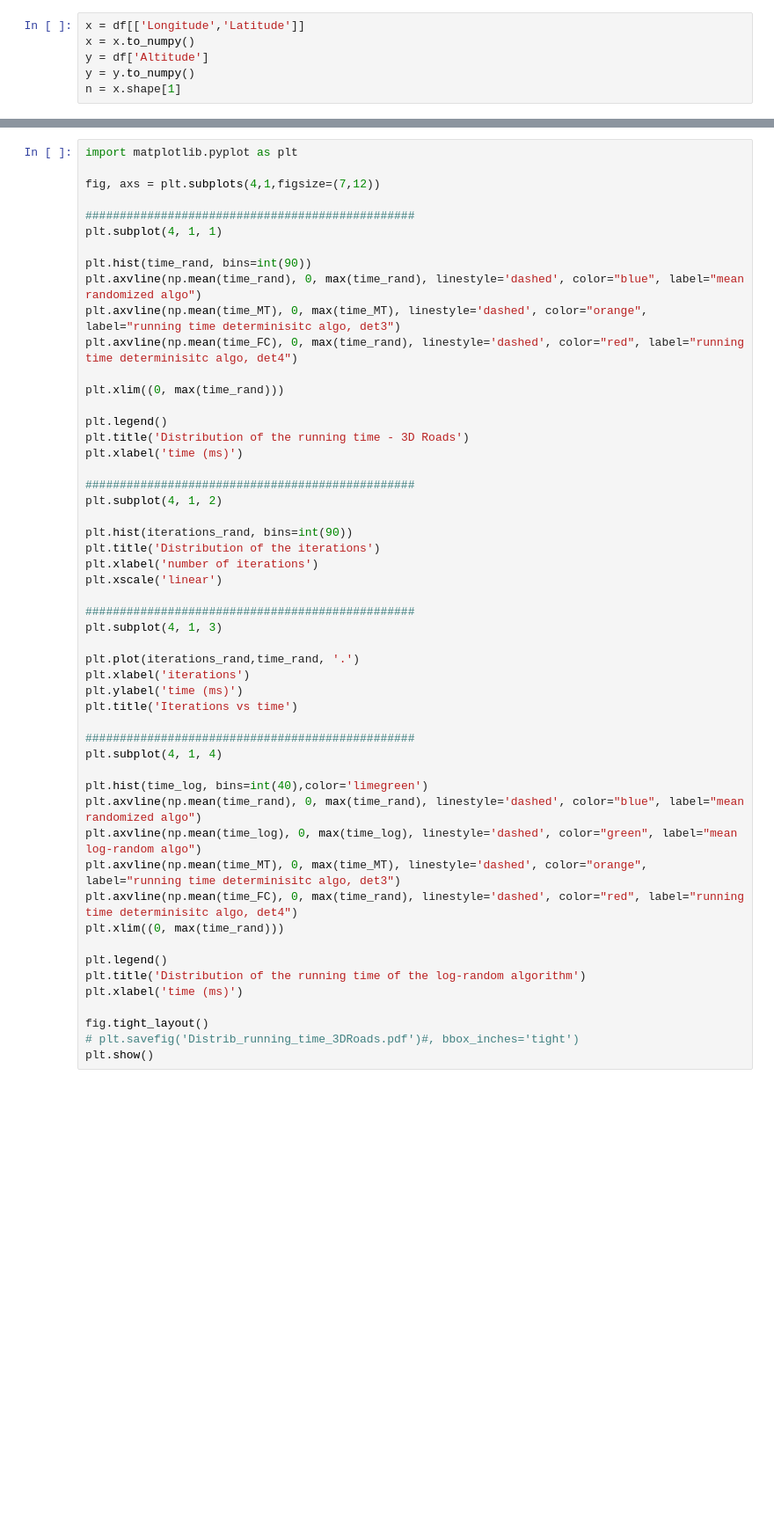
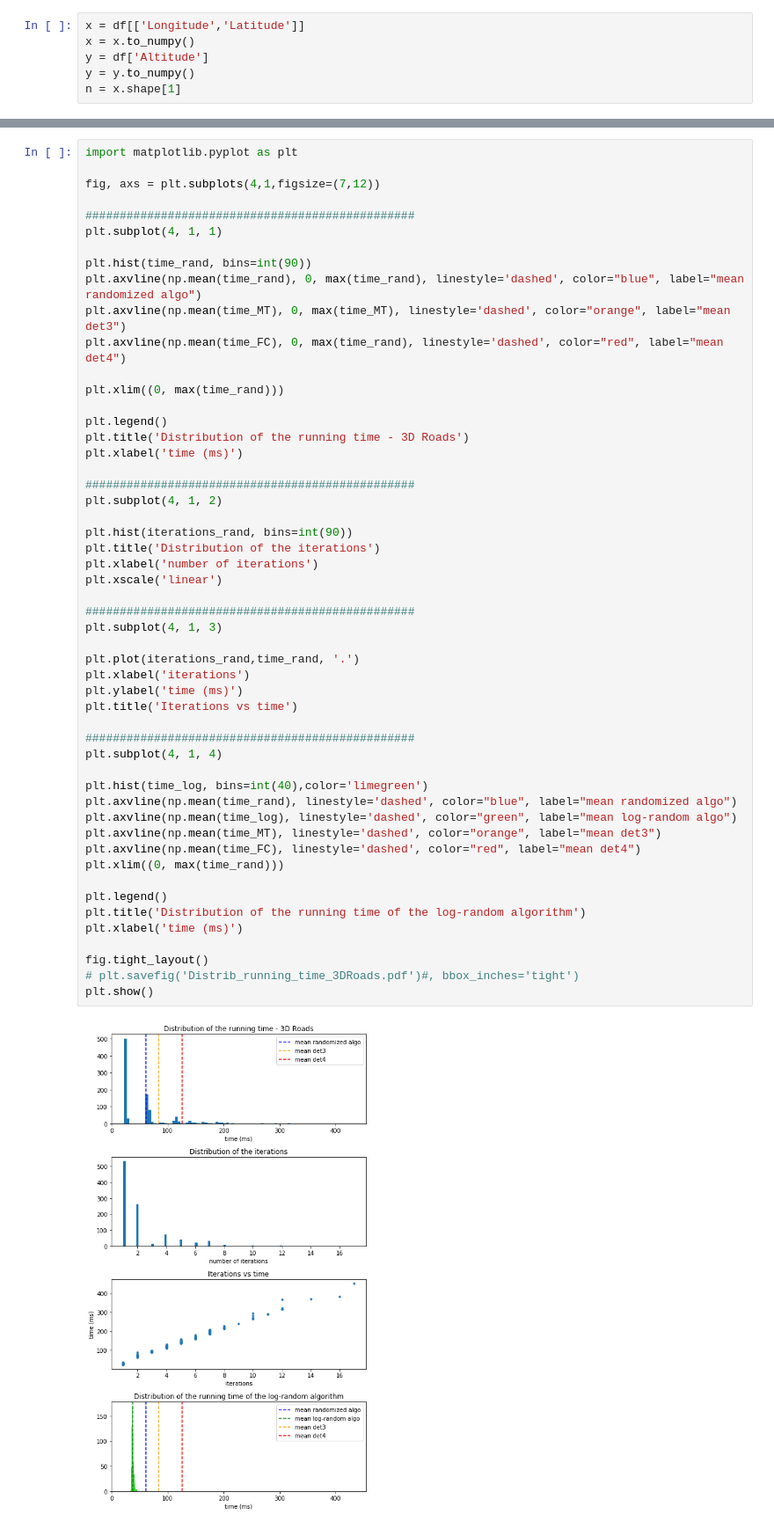
Before and after one commit to FraCose/Recombination_Random_Algos, a Jupyter notebook: Comparison_3D_spatial_network.ipynb, the cells around one changed output, grey strips where cells are left out. Shown at 88% size. Saved outputs shown, nothing was run; the diff lists cells and outputs as text; blank space fills up the shorter version.

```diff
--- a/Comparison_3D_spatial_network.ipynb
+++ b/Comparison_3D_spatial_network.ipynb
@@ -241,8 +393,8 @@ plt.subplot(4, 1, 1)
 
 plt.hist(time_rand, bins=int(90))
 plt.axvline(np.mean(time_rand), 0, max(time_rand), linestyle='dashed', color="blue", label="mean randomized algo")
-plt.axvline(np.mean(time_MT), 0, max(time_MT), linestyle='dashed', color="orange", label="running time determinisitc algo, det3")
-plt.axvline(np.mean(time_FC), 0, max(time_rand), linestyle='dashed', color="red", label="running time determinisitc algo, det4")
+plt.axvline(np.mean(time_MT), 0, max(time_MT), linestyle='dashed', color="orange", label="mean det3")
+plt.axvline(np.mean(time_FC), 0, max(time_rand), linestyle='dashed', color="red", label="mean det4")
 
 plt.xlim((0, max(time_rand)))
 
@@ -252,34 +404,36 @@ plt.xlabel('time (ms)')
 
 ################################################
 plt.subplot(4, 1, 2)
 
 plt.hist(iterations_rand, bins=int(90))
 plt.title('Distribution of the iterations')
 plt.xlabel('number of iterations')
 plt.xscale('linear')
 
 ################################################
 plt.subplot(4, 1, 3)
 
 plt.plot(iterations_rand,time_rand, '.')
 plt.xlabel('iterations')
 plt.ylabel('time (ms)')
 plt.title('Iterations vs time')
 
 ################################################
 plt.subplot(4, 1, 4)
 
 plt.hist(time_log, bins=int(40),color='limegreen')
-plt.axvline(np.mean(time_rand), 0, max(time_rand), linestyle='dashed', color="blue", label="mean randomized algo")
-plt.axvline(np.mean(time_log), 0, max(time_log), linestyle='dashed', color="green", label="mean log-random algo")
-plt.axvline(np.mean(time_MT), 0, max(time_MT), linestyle='dashed', color="orange", label="running time determinisitc algo, det3")
-plt.axvline(np.mean(time_FC), 0, max(time_rand), linestyle='dashed', color="red", label="running time determinisitc algo, det4")
+plt.axvline(np.mean(time_rand), linestyle='dashed', color="blue", label="mean randomized algo")
+plt.axvline(np.mean(time_log), linestyle='dashed', color="green", label="mean log-random algo")
+plt.axvline(np.mean(time_MT), linestyle='dashed', color="orange", label="mean det3")
+plt.axvline(np.mean(time_FC), linestyle='dashed', color="red", label="mean det4")
 plt.xlim((0, max(time_rand)))
 
 plt.legend()
 plt.title('Distribution of the running time of the log-random algorithm')
 plt.xlabel('time (ms)')
 
 fig.tight_layout()
 # plt.savefig('Distrib_running_time_3DRoads.pdf')#, bbox_inches='tight')
 plt.show()
+# %% [output]
+[figure, added]
```
Also changed, not shown: parts of 10 cells of this notebook, 3 other files.
